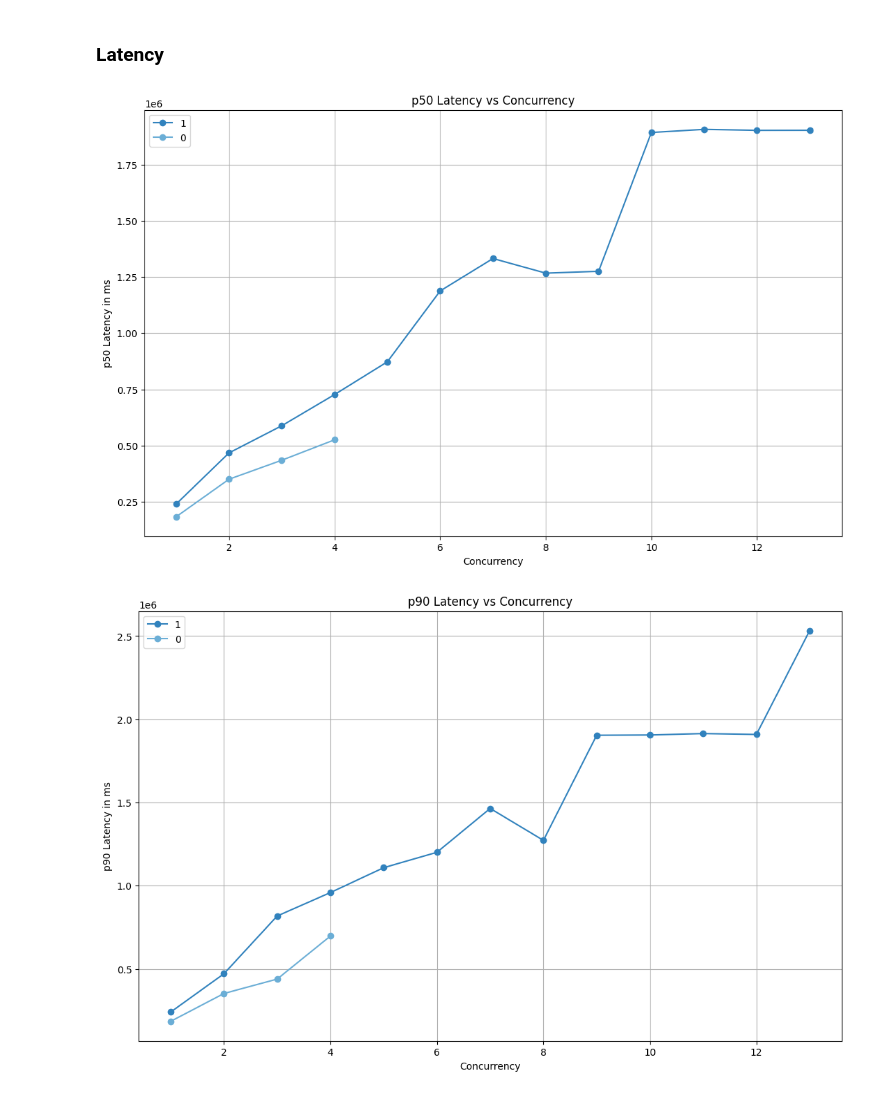
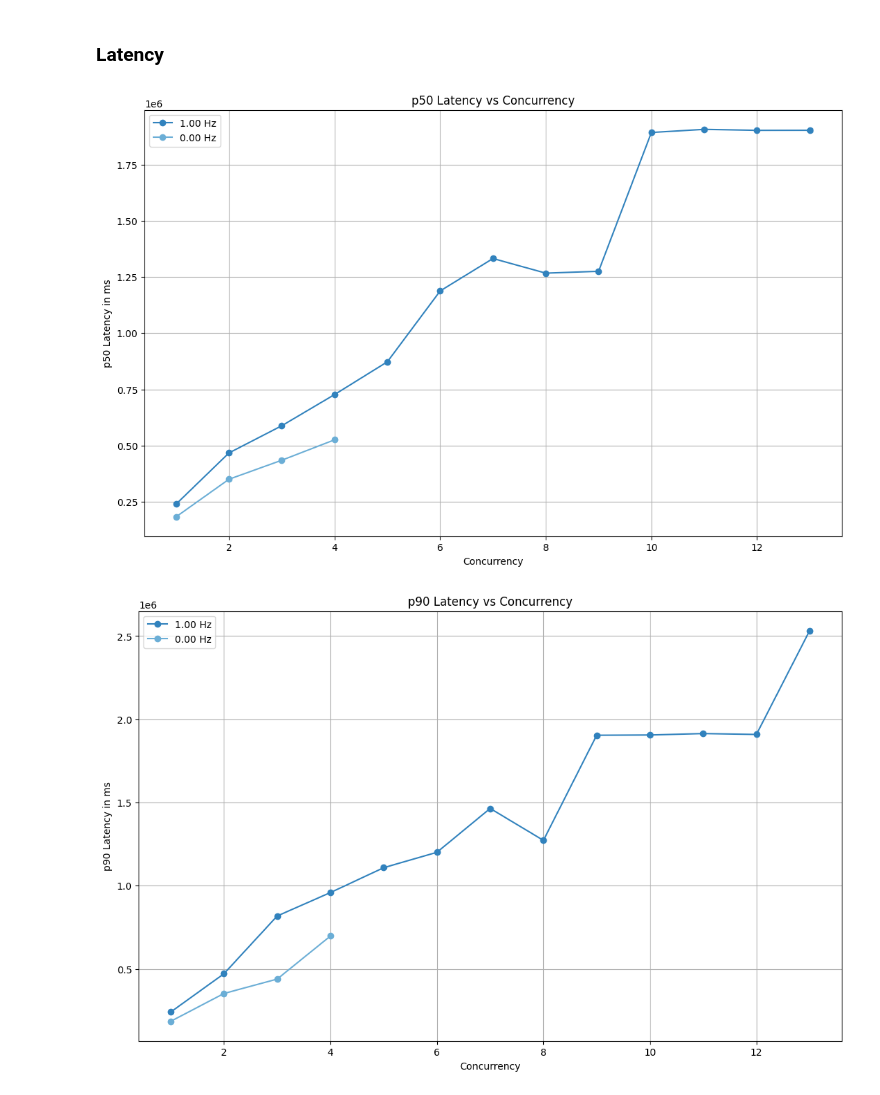
Before and after one commit to iloudaros/LoudVA, a Jupyter notebook: plots/Plot_Performance_Nano.ipynb, the cells around one changed output. Saved outputs shown, nothing was run; the diff lists cells and outputs as text; code cells hidden in the pictures.

```diff
--- a/plots/Plot_Performance_Nano.ipynb
+++ b/plots/Plot_Performance_Nano.ipynb
@@ -41,9 +51,9 @@ TypeError: plot() missing 2 required positional arguments: 'row_name_y' and 'tit
 # %% [markdown]
 ### Latency
 # %%
-i.plot(f"{measurement_dir}/performance/modes", 9, "p50 Latency in ms", "p50 Latency vs Concurrency")
-i.plot(f"{measurement_dir}/performance/modes", 10, "p90 Latency in ms", "p90 Latency vs Concurrency")
-i.plot(f"{measurement_dir}/performance/modes", 12, "p99 Latency in ms", "p99 Latency vs Concurrency")
+i.plot(f"{measurement_dir}/performance/modes", 0, 9, "Concurrency", "p50 Latency in ms", "p50 Latency vs Concurrency")
+i.plot(f"{measurement_dir}/performance/modes", 0, 10, "Concurrency", "p90 Latency in ms", "p90 Latency vs Concurrency")
+i.plot(f"{measurement_dir}/performance/modes", 0, 12, "Concurrency", "p99 Latency in ms", "p99 Latency vs Concurrency")
 # %% [output]
-[figure, old version]
+[figure, new version]
-[figure, old version]
+[figure, new version]
```
Also changed, not shown: parts of 7 cells of this notebook, 3 other files.
